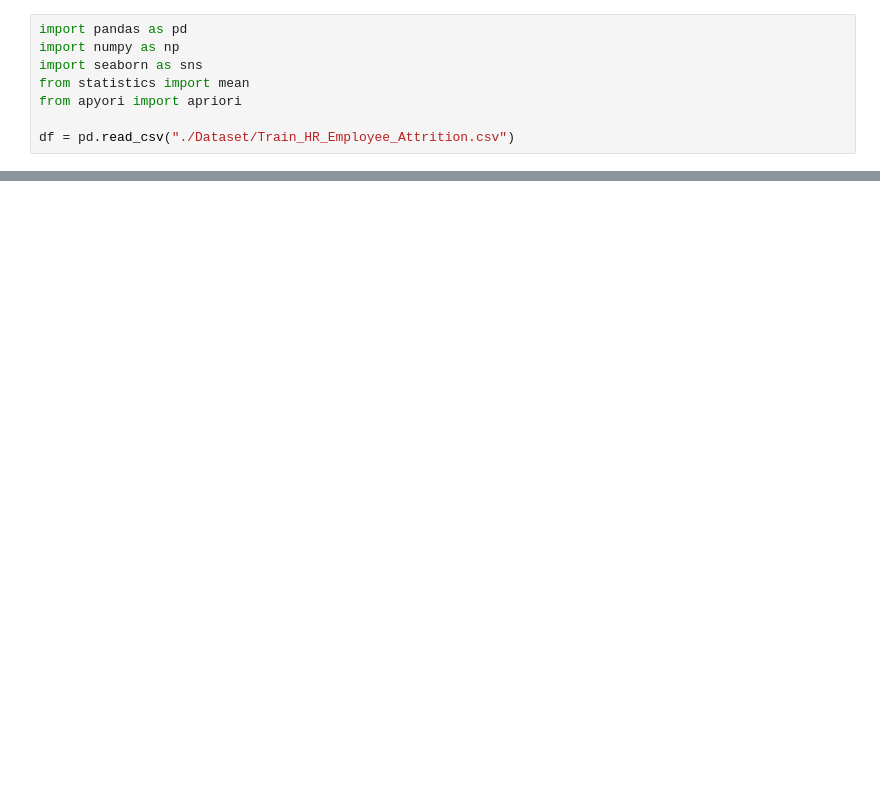
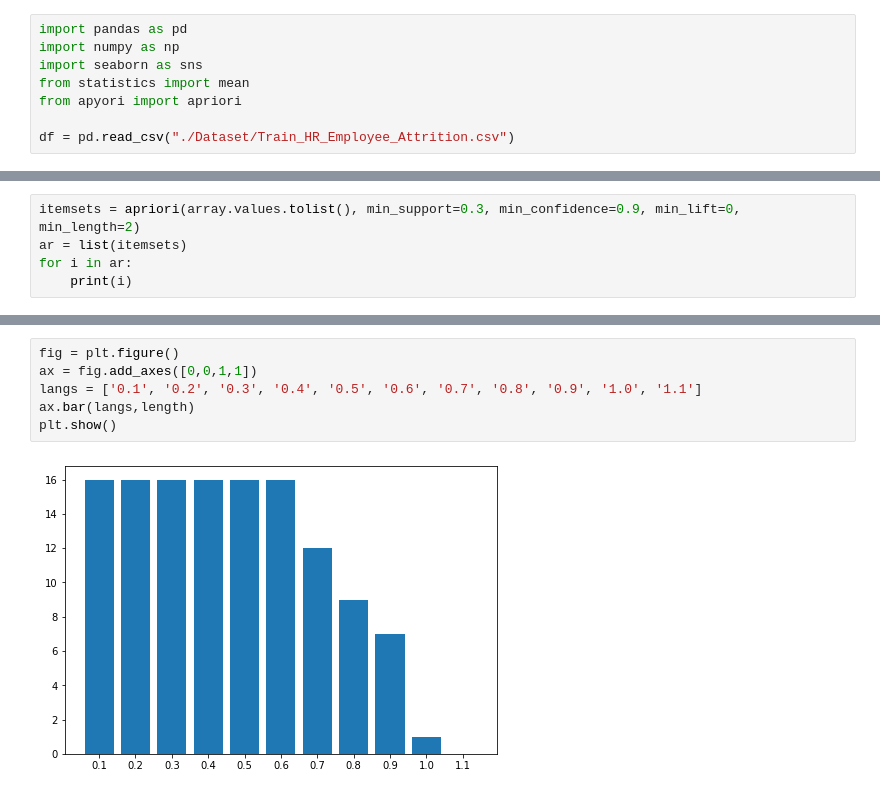
Before and after one commit to samucucchi/DataMining-1, a Jupyter notebook: AssociationRules-attrition.ipynb, the cells around one changed output, grey strips where cells are left out. Cells and saved outputs as stored; diff of their text form; blank space fills up the shorter version.

```diff
--- a/AssociationRules-attrition.ipynb
+++ b/AssociationRules-attrition.ipynb
@@ -181,0 +186,5 @@ length[1:5]
+# %%
+itemsets = apriori(array.values.tolist(), min_support=0.3, min_confidence=0.9, min_lift=0, min_length=2)
+ar = list(itemsets)
+for i in ar:
+    print(i)
@@ -190,0 +230,8 @@ plt.show()
+# %%
+fig = plt.figure()
+ax = fig.add_axes([0,0,1,1])
+langs = ['0.1', '0.2', '0.3', '0.4', '0.5', '0.6', '0.7', '0.8', '0.9', '1.0', '1.1']
+ax.bar(langs,length)
+plt.show()
+# %% [output]
+[figure, added]
```
Also changed, not shown: parts of 15 cells of this notebook, 1 other file.
